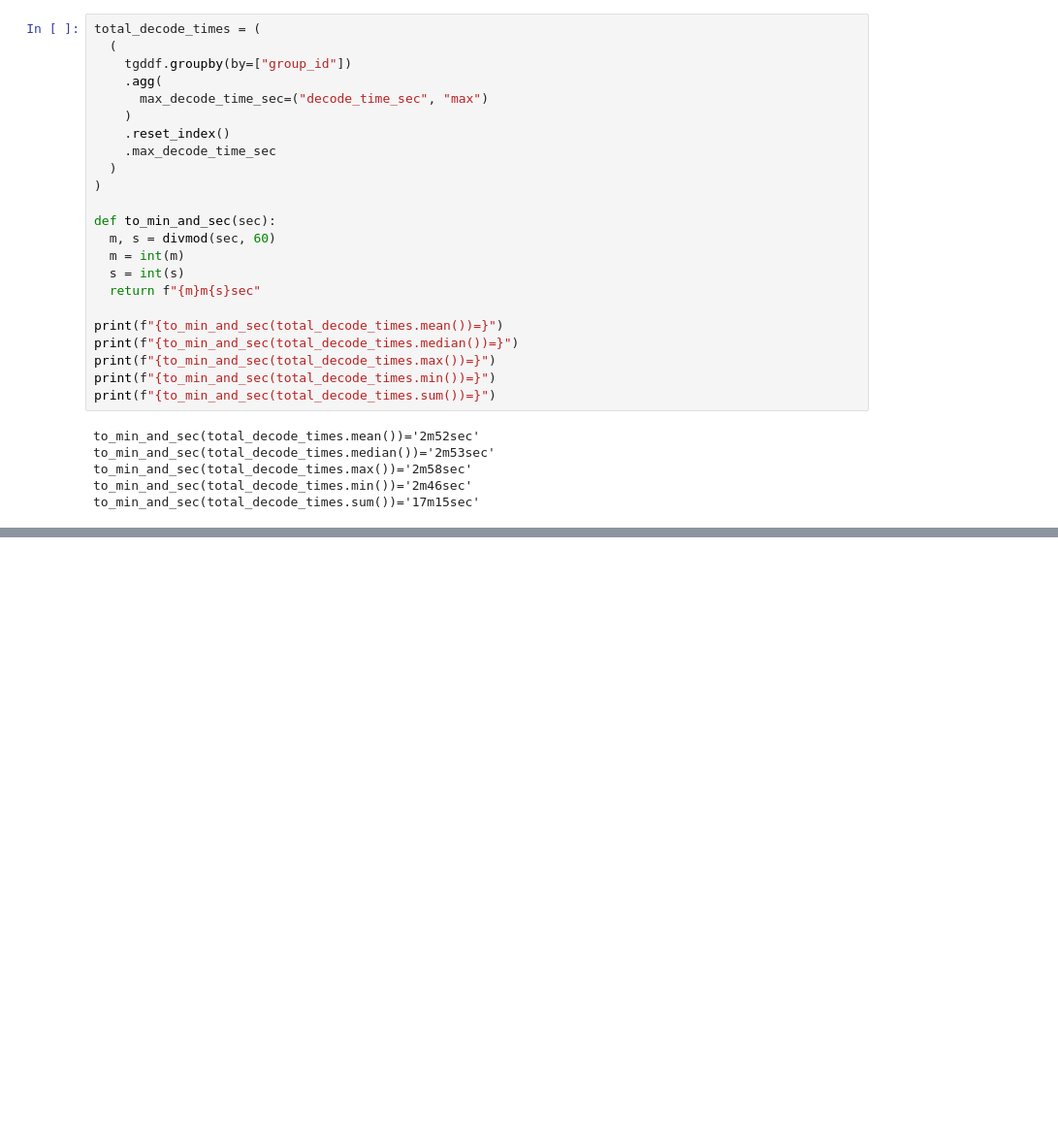
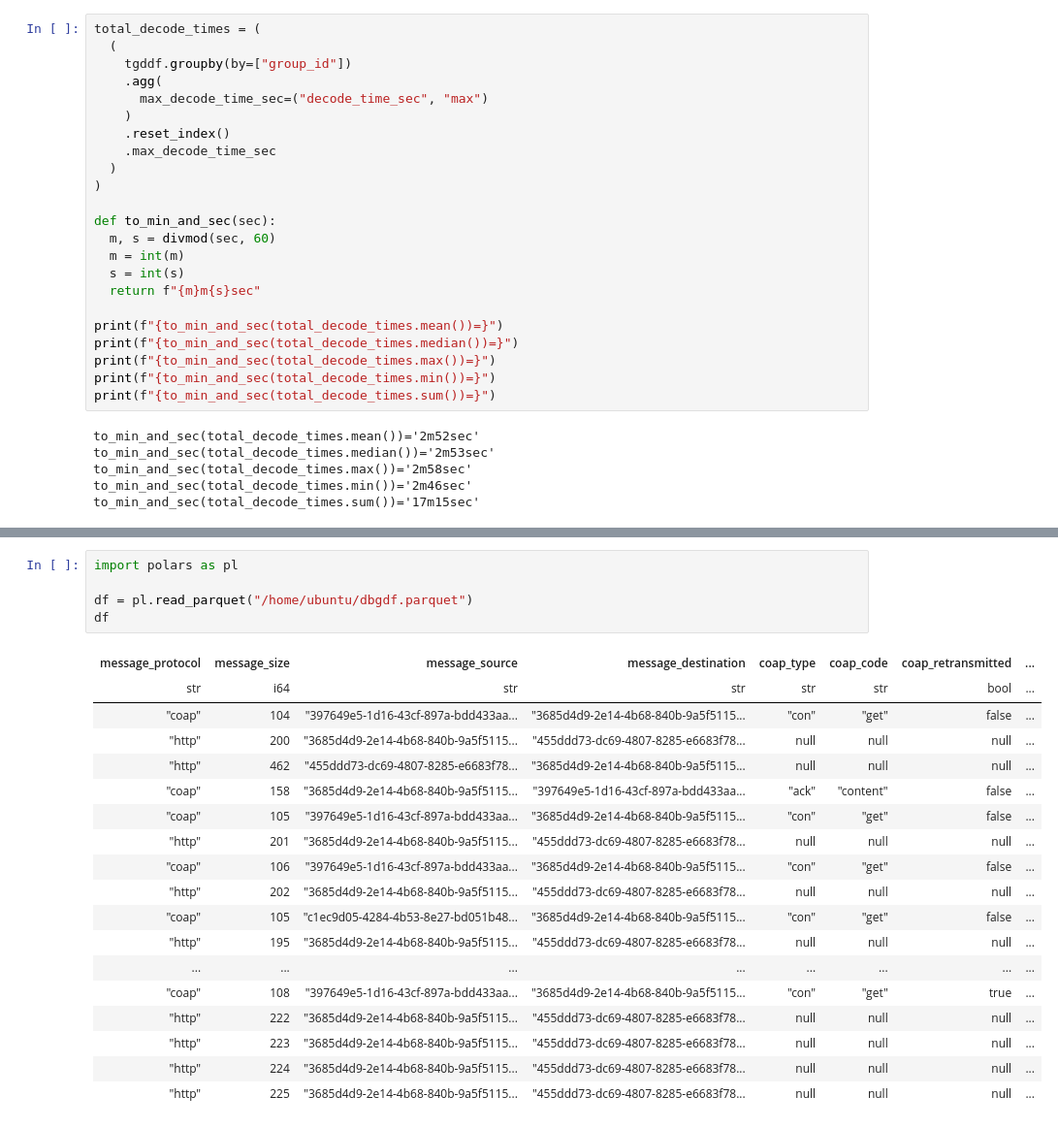
Before and after one commit to amirfarhat/dos-californium, a Jupyter notebook: notebooks/polars_multi_send_to_db_play.ipynb, the cells around one changed output, grey strips where cells are left out. Shown at 97% size. Cells and saved outputs as stored; diff of their text form; blank space fills up the shorter version.

```diff
--- a/notebooks/polars_multi_send_to_db_play.ipynb
+++ b/notebooks/polars_multi_send_to_db_play.ipynb
@@ -1296,0 +1321,24 @@ TypeError: to_pandas() got an unexpected keyword argument 'compression'
+# %%
+import polars as pl
+
+df = pl.read_parquet("/home/ubuntu/dbgdf.parquet")
+df
+# %% [output]
+| message_protocol | message_size | message_source | message_destination | coap_type | coap_code | coap_retransmitted | ... |
+| str | i64 | str | str | str | str | bool | ... |
+| "coap" | 104 | "397649e5-1d16-43cf-897a-bdd433aa... | "3685d4d9-2e14-4b68-840b-9a5f5115... | "con" | "get" | false | ... |
+| "http" | 200 | "3685d4d9-2e14-4b68-840b-9a5f5115... | "455ddd73-dc69-4807-8285-e6683f78... | null | null | null | ... |
+| "http" | 462 | "455ddd73-dc69-4807-8285-e6683f78... | "3685d4d9-2e14-4b68-840b-9a5f5115... | null | null | null | ... |
+| "coap" | 158 | "3685d4d9-2e14-4b68-840b-9a5f5115... | "397649e5-1d16-43cf-897a-bdd433aa... | "ack" | "content" | false | ... |
+| "coap" | 105 | "397649e5-1d16-43cf-897a-bdd433aa... | "3685d4d9-2e14-4b68-840b-9a5f5115... | "con" | "get" | false | ... |
+| "http" | 201 | "3685d4d9-2e14-4b68-840b-9a5f5115... | "455ddd73-dc69-4807-8285-e6683f78... | null | null | null | ... |
+| "coap" | 106 | "397649e5-1d16-43cf-897a-bdd433aa... | "3685d4d9-2e14-4b68-840b-9a5f5115... | "con" | "get" | false | ... |
+| "http" | 202 | "3685d4d9-2e14-4b68-840b-9a5f5115... | "455ddd73-dc69-4807-8285-e6683f78... | null | null | null | ... |
+| "coap" | 105 | "c1ec9d05-4284-4b53-8e27-bd051b48... | "3685d4d9-2e14-4b68-840b-9a5f5115... | "con" | "get" | false | ... |
+| "http" | 195 | "3685d4d9-2e14-4b68-840b-9a5f5115... | "455ddd73-dc69-4807-8285-e6683f78... | null | null | null | ... |
+| ... | ... | ... | ... | ... | ... | ... | ... |
+| "coap" | 108 | "397649e5-1d16-43cf-897a-bdd433aa... | "3685d4d9-2e14-4b68-840b-9a5f5115... | "con" | "get" | true | ... |
+| "http" | 222 | "3685d4d9-2e14-4b68-840b-9a5f5115... | "455ddd73-dc69-4807-8285-e6683f78... | null | null | null | ... |
+| "http" | 223 | "3685d4d9-2e14-4b68-840b-9a5f5115... | "455ddd73-dc69-4807-8285-e6683f78... | null | null | null | ... |
+| "http" | 224 | "3685d4d9-2e14-4b68-840b-9a5f5115... | "455ddd73-dc69-4807-8285-e6683f78... | null | null | null | ... |
+| "http" | 225 | "3685d4d9-2e14-4b68-840b-9a5f5115... | "455ddd73-dc69-4807-8285-e6683f78... | null | null | null | ... |
```
Also changed, not shown: parts of 7 cells of this notebook, 5 other files.
